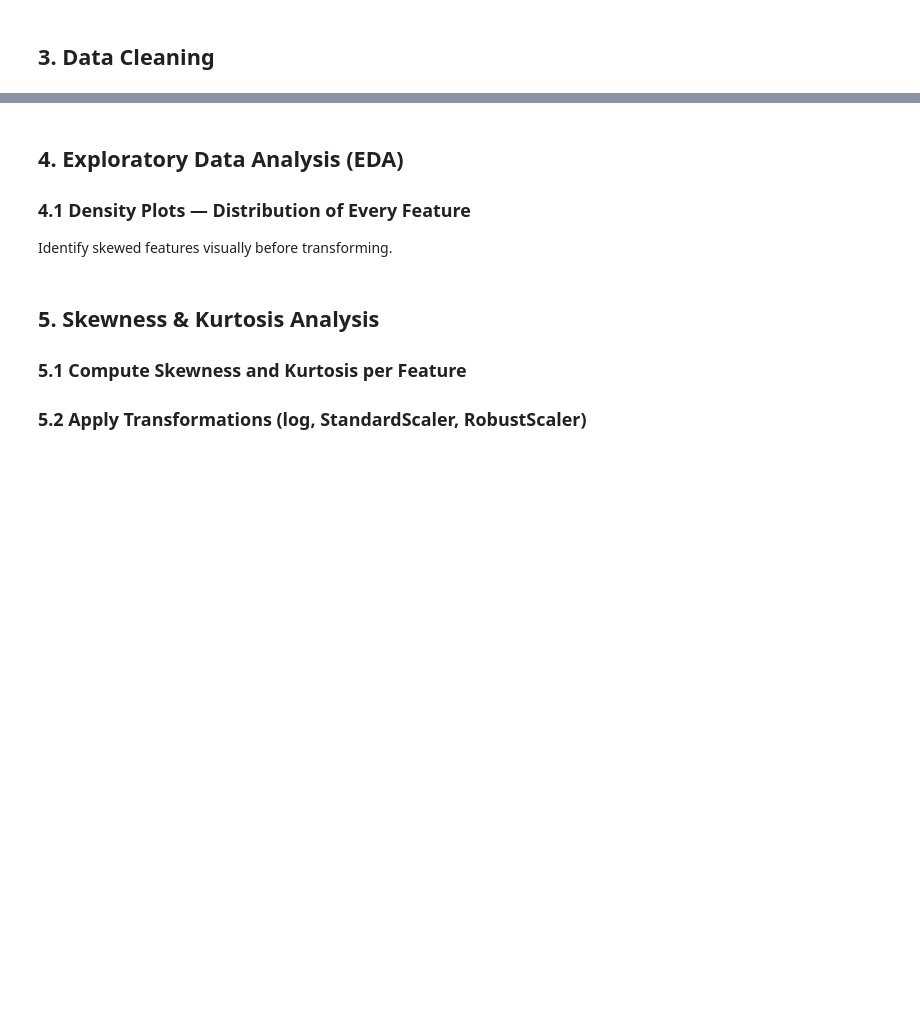
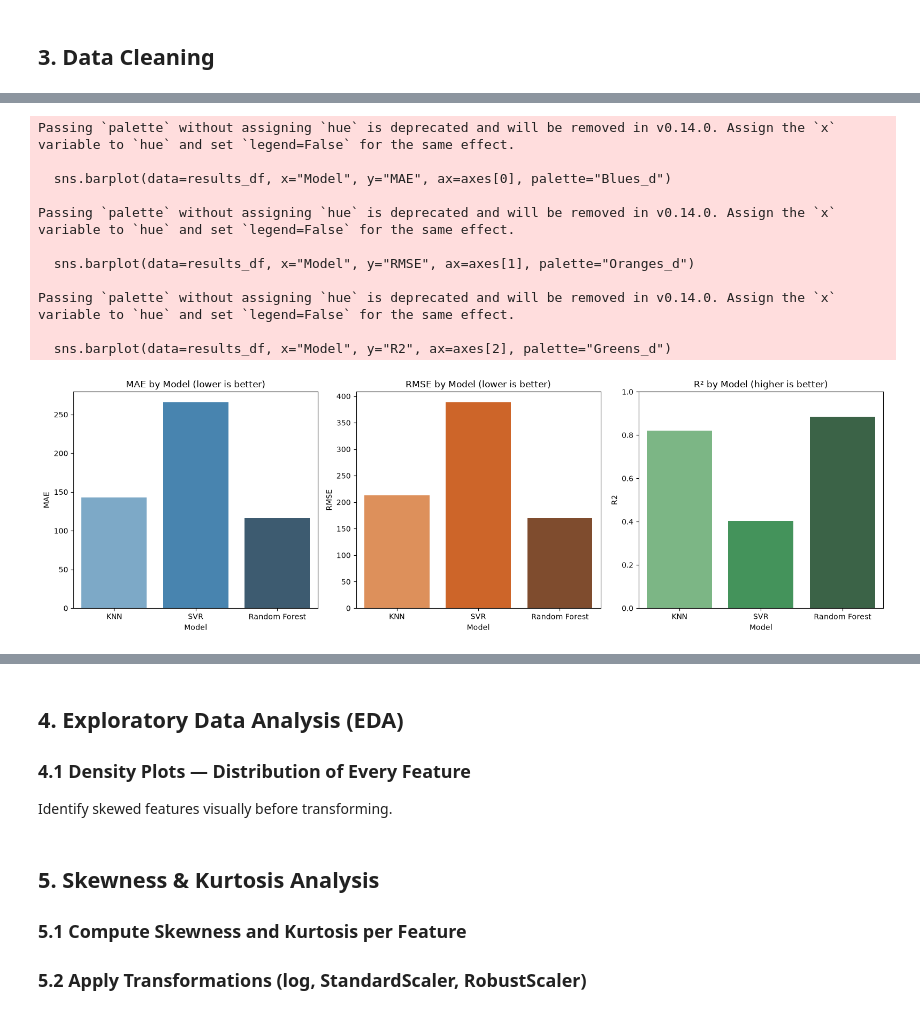
Before and after one commit to farmanali11/core-ai-learning, a Jupyter notebook: 03-classical-ml/01-scikit/branch-sales-demands-forecasting(final-task)/branch-sales-regression-analysis.ipynb, the cells around one changed output, grey strips where cells are left out. Drawn from its saved outputs; the diff is of its cells as text; code cells hidden in the pictures; blank space fills up the shorter version.

```diff
--- a/03-classical-ml/01-scikit/branch-sales-demands-forecasting(final-task)/branch-sales-regression-analysis.ipynb
+++ b/03-classical-ml/01-scikit/branch-sales-demands-forecasting(final-task)/branch-sales-regression-analysis.ipynb
@@ -6,0 +467,46 @@
+# %%
+results_df = pd.DataFrame(
+    [
+        {
+            "Model": "KNN",
+            "MAE": mean_absolute_error(y_test, knn_preds),
+            "RMSE": np.sqrt(mean_squared_error(y_test, knn_preds)),
+            "R2": r2_score(y_test, knn_preds),
+        },
+        {
+            "Model": "SVR",
+            "MAE": mean_absolute_error(y_test, svr_preds),
+            "RMSE": np.sqrt(mean_squared_error(y_test, svr_preds)),
+            "R2": r2_score(y_test, svr_preds),
+        },
+        {"Model": "Random Forest", "MAE": rf_mae, "RMSE": rf_rmse, "R2": rf_r2},
+    ]
+)
+
+fig, axes = plt.subplots(1, 3, figsize=(16, 5))
+
+sns.barplot(data=results_df, x="Model", y="MAE", ax=axes[0], palette="Blues_d")
+axes[0].set_title("MAE by Model (lower is better)")
+
+sns.barplot(data=results_df, x="Model", y="RMSE", ax=axes[1], palette="Oranges_d")
+axes[1].set_title("RMSE by Model (lower is better)")
+
+sns.barplot(data=results_df, x="Model", y="R2", ax=axes[2], palette="Greens_d")
+axes[2].set_title("R² by Model (higher is better)")
+axes[2].set_ylim(0, 1)
+
+plt.tight_layout()
+plt.show()
+# %% [output]
+Passing `palette` without assigning `hue` is deprecated and will be removed in v0.14.0. Assign the `x` variable to `hue` and set `legend=False` for the same effect.
+
+  sns.barplot(data=results_df, x="Model", y="MAE", ax=axes[0], palette="Blues_d")
+
+Passing `palette` without assigning `hue` is deprecated and will be removed in v0.14.0. Assign the `x` variable to `hue` and set `legend=False` for the same effect.
+
+  sns.barplot(data=results_df, x="Model", y="RMSE", ax=axes[1], palette="Oranges_d")
+
+Passing `palette` without assigning `hue` is deprecated and will be removed in v0.14.0. Assign the `x` variable to `hue` and set `legend=False` for the same effect.
+
+  sns.barplot(data=results_df, x="Model", y="R2", ax=axes[2], palette="Greens_d")
+[figure, added]
```
Also changed, not shown: parts of 46 cells of this notebook, 3 other files.
